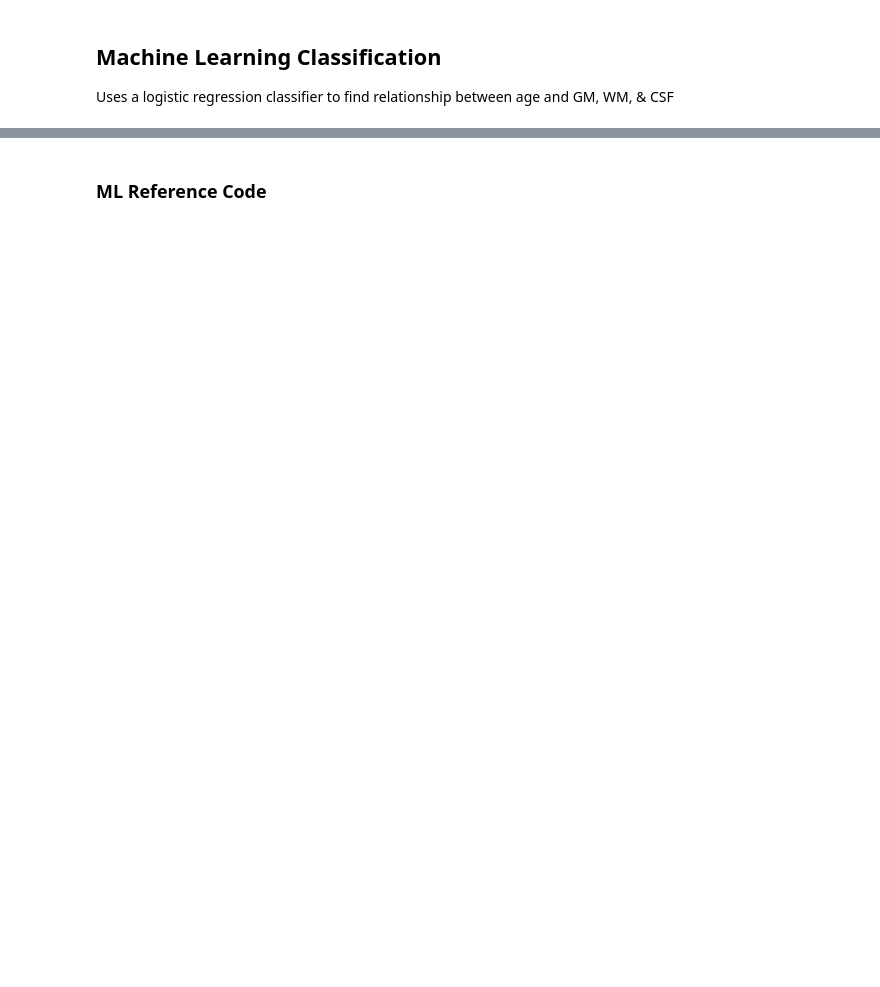
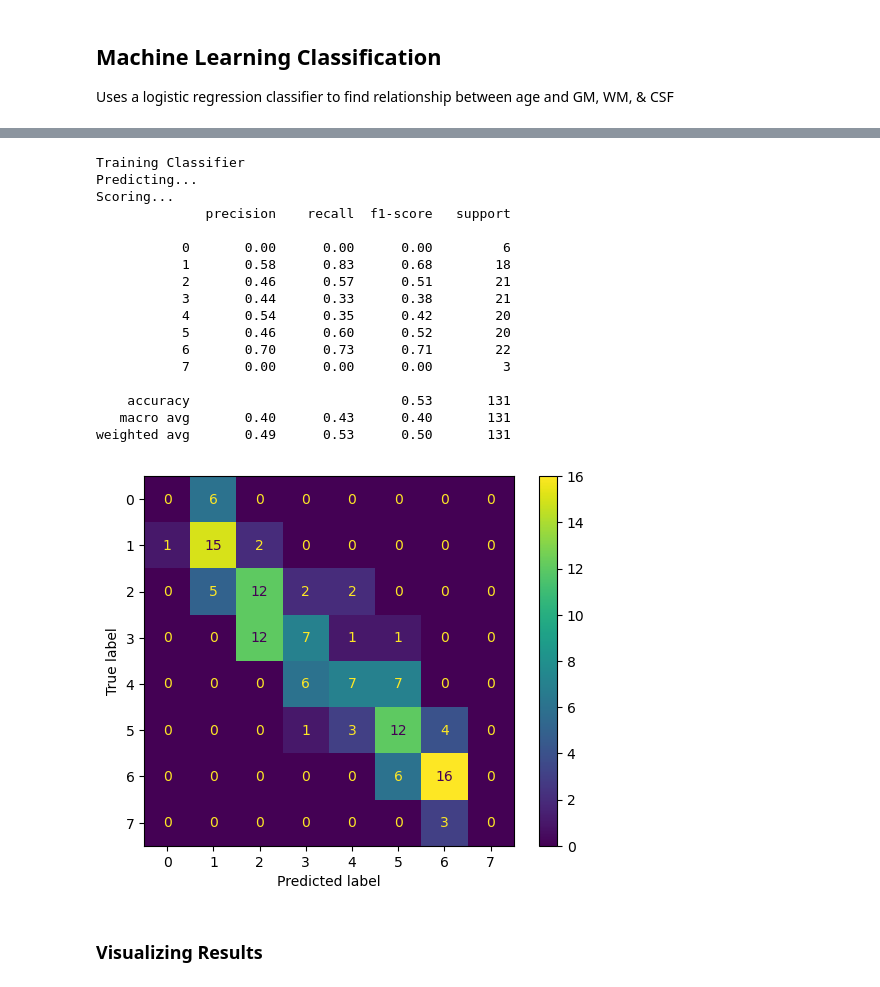
Before and after one commit to MaxMascini/Neural-Nexus-Ninjas, a Jupyter notebook: code/ML Classification.ipynb, the cells around one changed output, grey strips where cells are left out. Drawn from its saved outputs; the diff is of its cells as text; code cells hidden in the pictures; blank space fills up the shorter version.

```diff
--- a/code/ML Classification.ipynb
+++ b/code/ML Classification.ipynb
@@ -111,45 +147,60 @@ X_train.shape, X_test.shape, y_train.shape, y_test.shape
 # %%
 scaler = StandardScaler() # Should be PCA instead?  https://scikit-learn.org/stable/modules/generated/sklearn.decomposition.PCA.html#sklearn.decomposition.PCA
-vectorizer = Vectorizer()
+#vectorizer = Vectorizer()
 
-log_reg = LogisticRegression(max_iter=10000, tol=0.1) # Hyperparameters to be tuned
+log_reg = LogisticRegression(max_iter=10000, tol=0.1, multi_class='auto') # Hyperparameters to be tuned
 
 
 cv = StratifiedKFold(n_splits=10, shuffle=True, random_state=42)
 
 
-
-clf = Pipeline([('Vectorizer', vectorizer),
+clf = Pipeline([#('Vectorizer', vectorizer),
                 ('Scaler', scaler), # Should be PCA instead?
                 ('logistic', log_reg)
                 ])
 
 # Cross validating
 cv_cv = cross_validate(clf, X_train, y_train,
                         cv=cv,
-                        scoring=scoring,
+ #                       scoring=scoring,
                         return_train_score=True, # Determines if Training scores are included in .cv_results_
-                        n_jobs=5,
+                        n_jobs=-1,
                         error_score='raise' # For debugging purposes
                         )
 
 print('Training Classifier')
 clf = clf.fit(X_train, y_train)
 
 print('Predicting...')
 y_pred = clf.predict(X_test)
 
 print('Scoring...')
 print(classification_report(y_test, y_pred))
 
 # Confusion Matrix Generation and Visualization within the loop -> saved to csv as "[[TN, FN] [FP, TP]]"
 cm = confusion_matrix(y_test, y_pred, labels=clf.classes_)
 cmd = ConfusionMatrixDisplay(confusion_matrix=cm, display_labels=clf.classes_)
 cmd.plot()
-plt.title(subject + '_' + str(contr).replace('/', '_') + '_' + c_name)
 plt.show()
 
 # Saving CV results to a  DataFrame
-results = pd.DataFrame(cv_cv)
+#results = pd.DataFrame(cv_cv)
+# %% [output]
+Training Classifier
+Predicting...
+Scoring...
+              precision    recall  f1-score   support
+
+           0       0.00      0.00      0.00         6
+           1       0.58      0.83      0.68        18
+           2       0.46      0.57      0.51        21
+           3       0.44      0.33      0.38        21
+           4       0.54      0.35      0.42        20
+           5       0.46      0.60      0.52        20
+           6       0.70      0.73      0.71        22
+           7       0.00      0.00      0.00         3
+
+    accuracy                           0.53       131
+   macro avg       0.40      0.43      0.40       131
+weighted avg       0.49      0.53      0.50       131
+[figure, added]
-# %% [markdown]
-### ML Reference Code
@@ -286,0 +207,2 @@ for subject in subjects:
+# %% [markdown]
+### Visualizing Results
```
Also changed, not shown: parts of 11 cells of this notebook, 1 other file.
